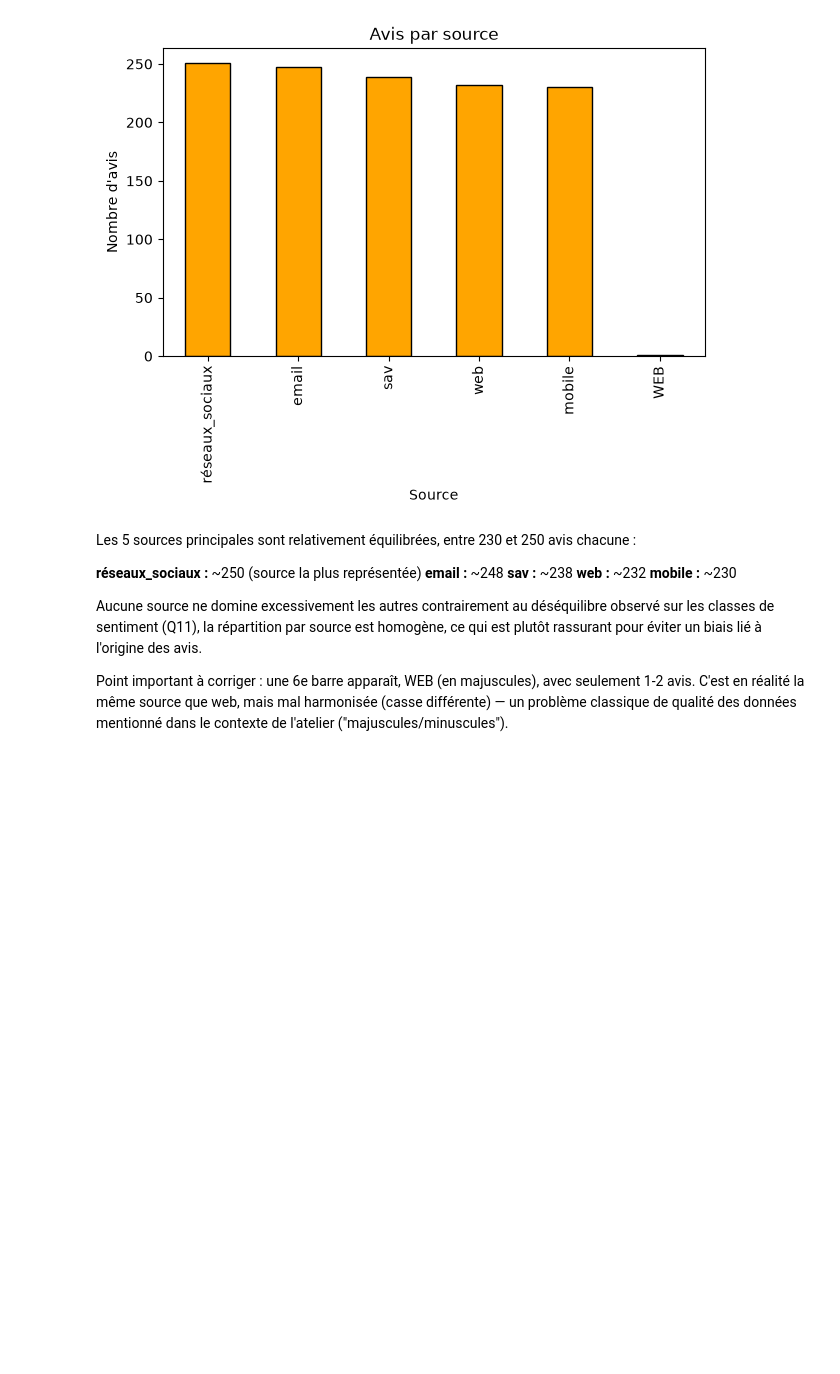
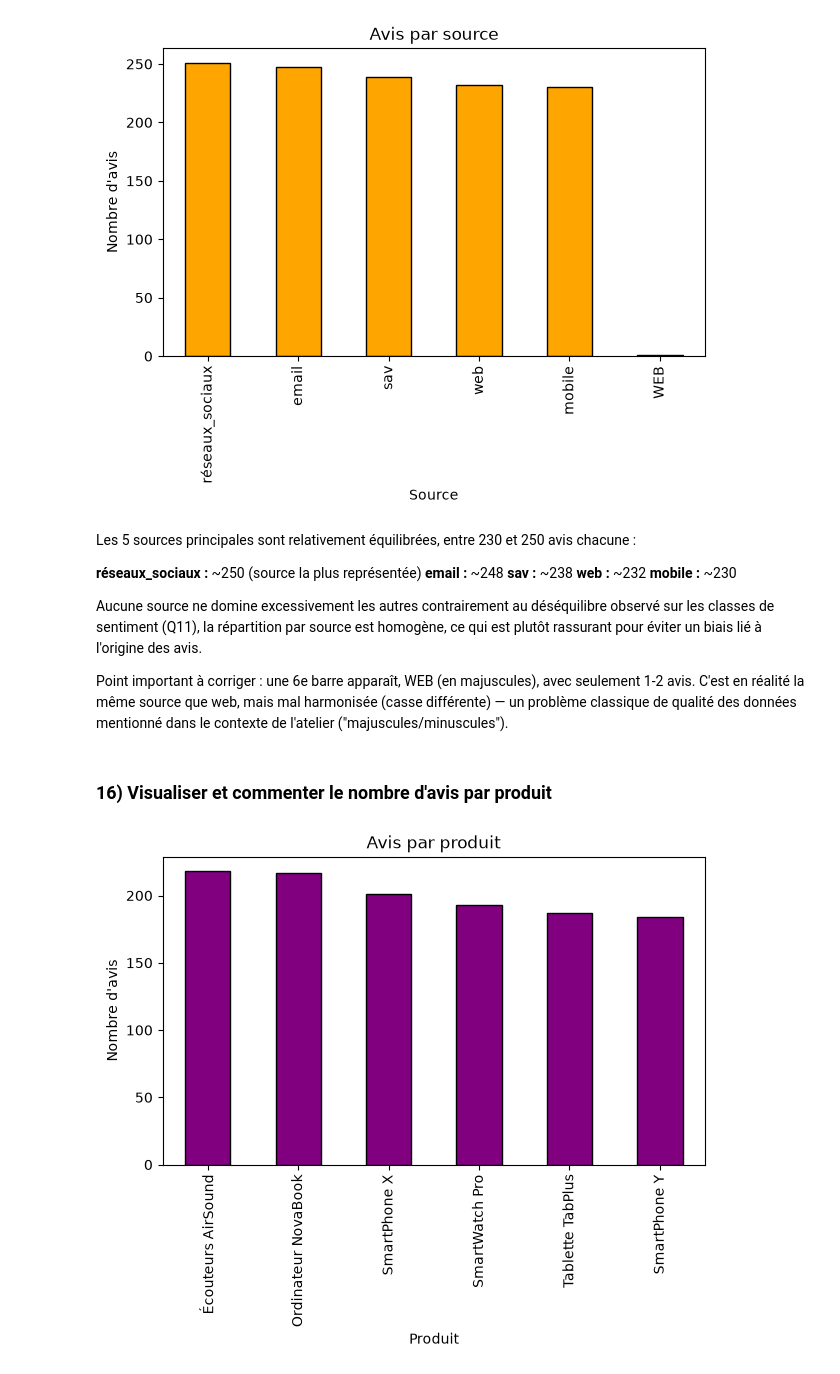
Before and after one commit to sinendoye/atelier_prepa_donnees_textuelles, a Jupyter notebook: notebooks/atelier_prepa_donnees_textuelles.ipynb, the cells around one changed output. Drawn from its saved outputs; the diff is of its cells as text; code cells hidden in the pictures; blank space fills up the shorter version.

Commit message:
Partie 1: Phase d'exploration - 16. Visualisation du nombre d'avis par produit et commentaire

```diff
--- a/notebooks/atelier_prepa_donnees_textuelles.ipynb
+++ b/notebooks/atelier_prepa_donnees_textuelles.ipynb
@@ -302,3 +302,12 @@ Les 5 sources principales sont relativement équilibrées, entre 230 et 250 avis
 Aucune source ne domine excessivement les autres contrairement au déséquilibre observé sur les classes de sentiment (Q11), la répartition par source est homogène, ce qui est plutôt rassurant pour éviter un biais lié à l'origine des avis.
 
 Point important à corriger : une 6e barre apparaît, WEB (en majuscules), avec seulement 1-2 avis. C'est en réalité la même source que web, mais mal harmonisée (casse différente) — un problème classique de qualité des données mentionné dans le contexte de l'atelier ("majuscules/minuscules").
+# %% [markdown]
+### 16) Visualiser et commenter le nombre d'avis par produit
+# %%
+df["produit"].value_counts().plot(kind="bar", figsize=(7,4), title="Avis par produit", color="purple", edgecolor="black")
+plt.xlabel("Produit")
+plt.ylabel("Nombre d'avis")
+plt.show()
+# %% [output]
+[figure, added]
```
Also changed, not shown: parts of 1 cell of this notebook.
